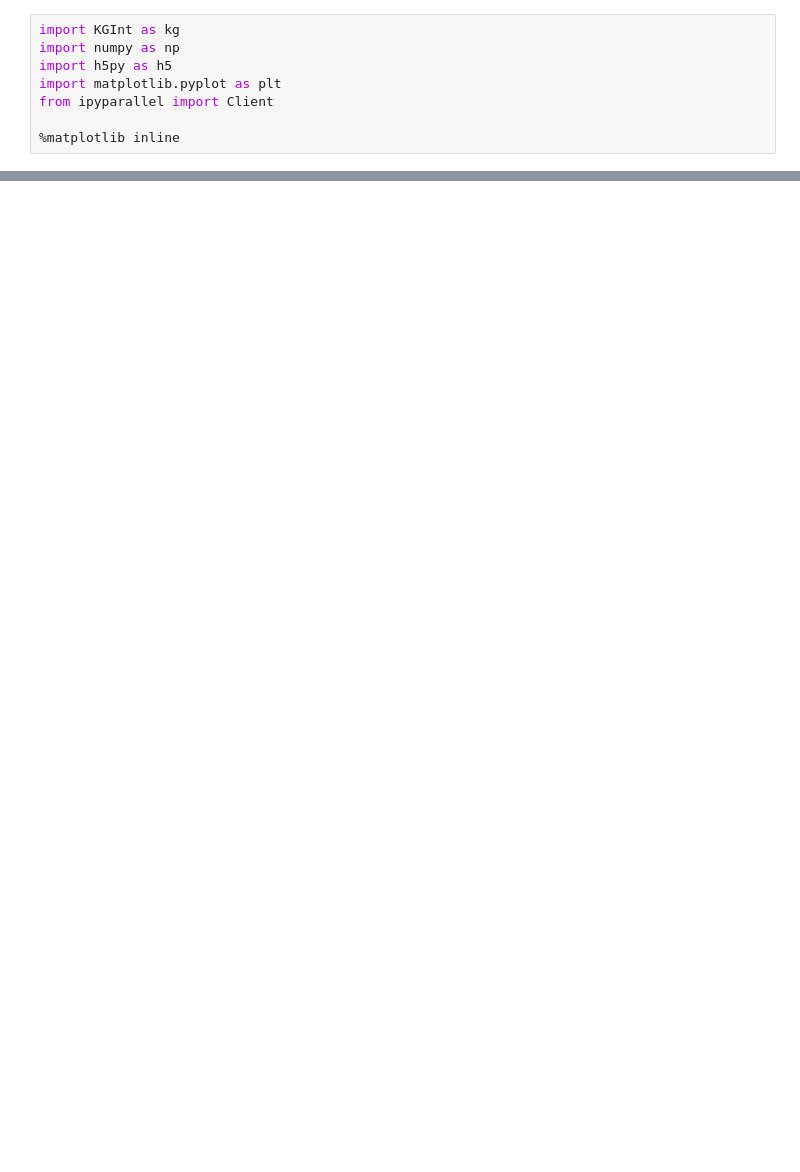
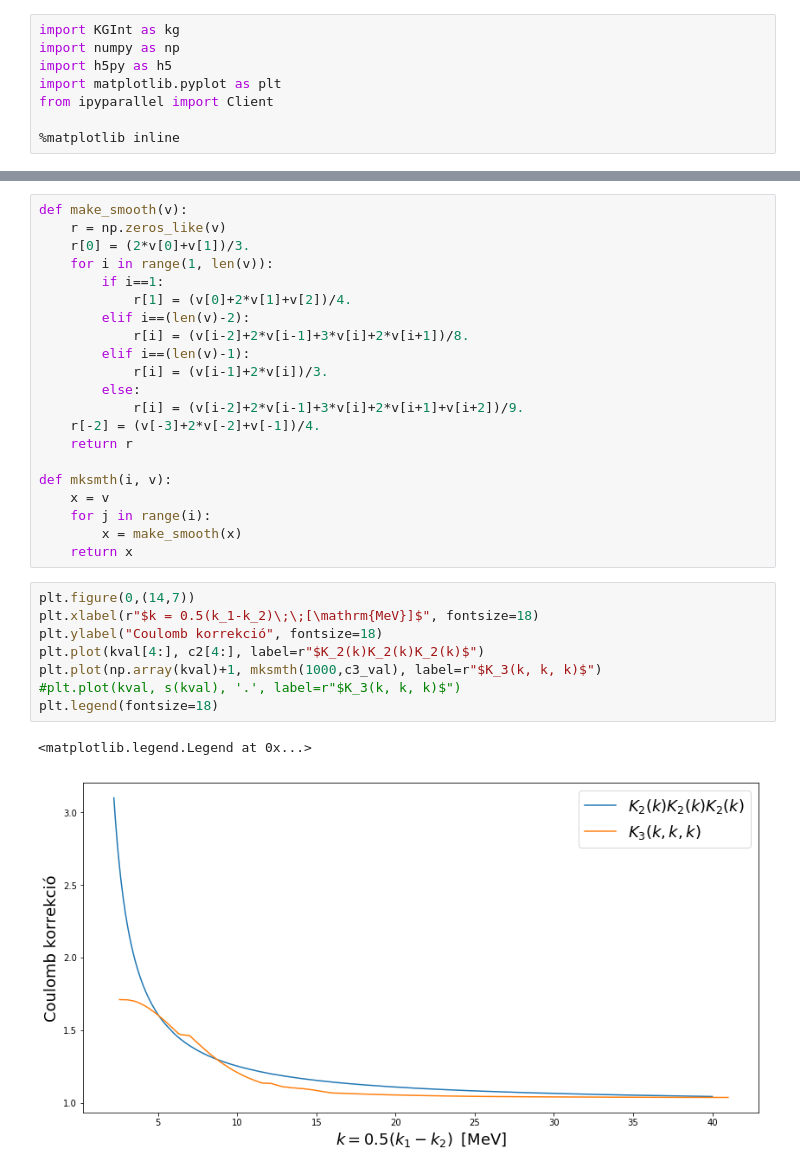
Before and after one commit to qati/HBTCoulombCorrection, a Jupyter notebook: K3.ipynb, the cells around one changed output, grey strips where cells are left out. Drawn from its saved outputs; the diff is of its cells as text; blank space fills up the shorter version.

```diff
--- a/K3.ipynb
+++ b/K3.ipynb
@@ -33,0 +147,32 @@ t**3
+# %%
+def make_smooth(v):
+    r = np.zeros_like(v)
+    r[0] = (2*v[0]+v[1])/3.
+    for i in range(1, len(v)):
+        if i==1:
+            r[1] = (v[0]+2*v[1]+v[2])/4.
+        elif i==(len(v)-2):
+            r[i] = (v[i-2]+2*v[i-1]+3*v[i]+2*v[i+1])/8.
+        elif i==(len(v)-1):
+            r[i] = (v[i-1]+2*v[i])/3.
+        else:
+            r[i] = (v[i-2]+2*v[i-1]+3*v[i]+2*v[i+1]+v[i+2])/9.
+    r[-2] = (v[-3]+2*v[-2]+v[-1])/4.
+    return r
+
+def mksmth(i, v):
+    x = v
+    for j in range(i):
+        x = make_smooth(x)
+    return x
+# %%
+plt.figure(0,(14,7))
+plt.xlabel(r"$k = 0.5(k_1-k_2)\;\;[\mathrm{MeV}]$", fontsize=18)
+plt.ylabel("Coulomb korrekció", fontsize=18)
+plt.plot(kval[4:], c2[4:], label=r"$K_2(k)K_2(k)K_2(k)$")
+plt.plot(np.array(kval)+1, mksmth(1000,c3_val), label=r"$K_3(k, k, k)$")
+#plt.plot(kval, s(kval), '.', label=r"$K_3(k, k, k)$")
+plt.legend(fontsize=18)
+# %% [output]
+<matplotlib.legend.Legend at 0x...>
+[figure, added]
```
Also changed, not shown: parts of 26 cells of this notebook, 5 other files.
